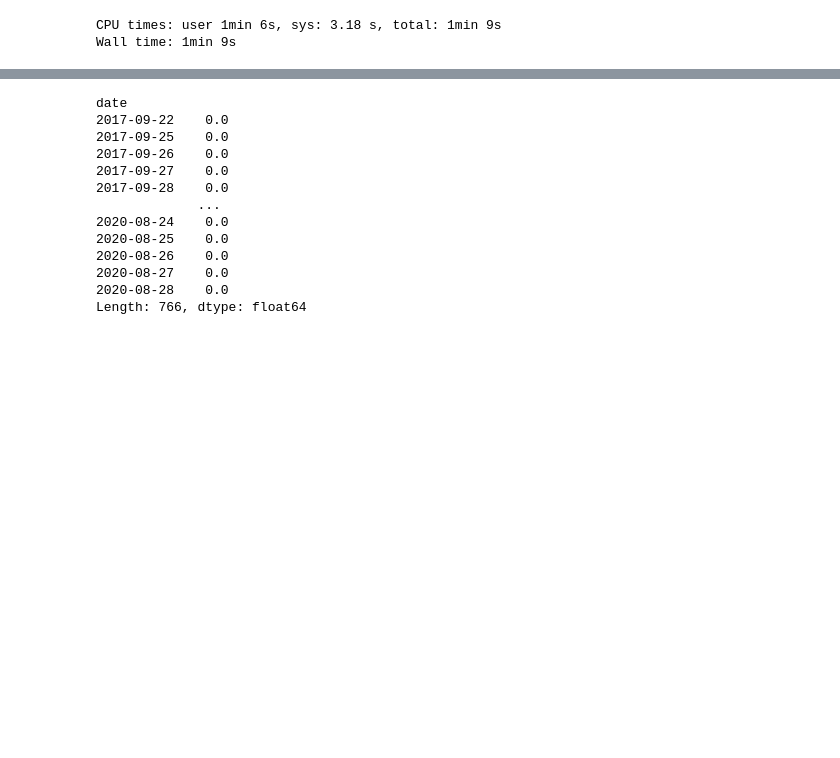
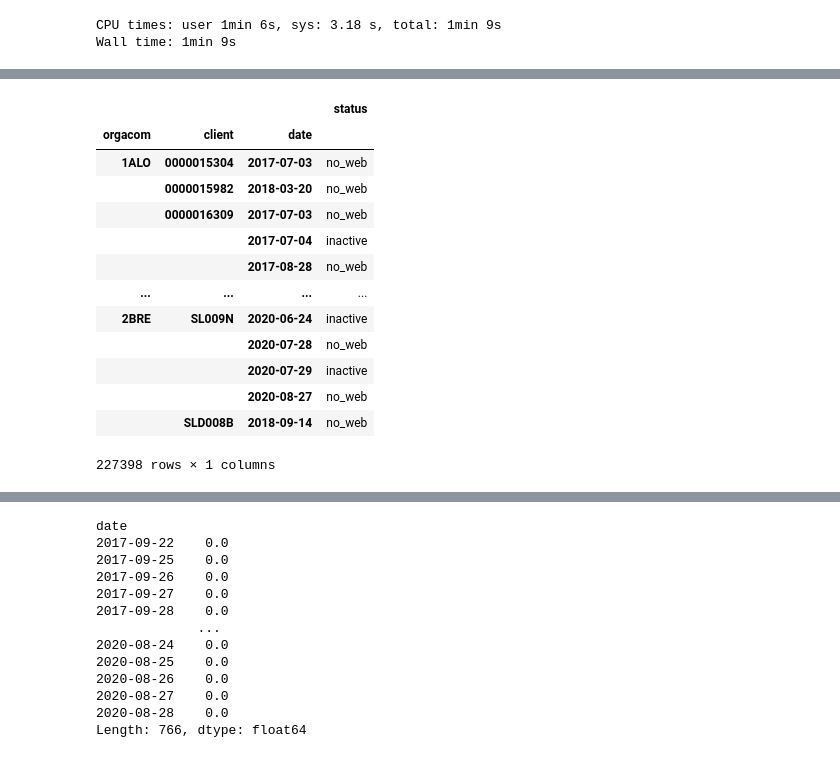
Before and after one commit to UltraDiuve/WebOrNot, a Jupyter notebook: notebooks/part2.ipynb, the cells around one changed output, grey strips where cells are left out. Drawn from its saved outputs; the diff is of its cells as text; code cells hidden in the pictures; blank space fills up the shorter version.

```diff
--- a/notebooks/part2.ipynb
+++ b/notebooks/part2.ipynb
@@ -145,0 +99,10 @@ reload(utils)
+# %%
+%%time
+reload(utils)
+
+inactive=utils.mask_successive_values(ds=day_orders[('brutrevenue', 'total')],
+                                 groupers=['orgacom', 'client'],
+                                 count=20,
+                                 value=0.,
+                                )
+inactive
@@ -145,0 +125,7 @@ reload(utils)
+# %%
+full_stat=(
+utils.compute_stat_from_percentage(
+    rolled,
+    mode='cut',
+).astype('str').where(~inactive, 'inactive')
+).rename('status')
@@ -145,0 +134,26 @@ reload(utils)
+# %%
+groupers = ['orgacom', 'client']
+same_clt = (full_stat[groupers] == full_stat[groupers].shift()).all(axis=1)
+same_stat = (full_stat['status'] == full_stat['status'].shift())
+status_updates = (
+    full_stat.loc[
+        ~same_clt |
+        (same_clt & ~same_stat)
+    ].set_index(['orgacom', 'client', 'date'])
+)
+status_updates
+# %% [output]
+|  |  |  | status |
+| orgacom | client | date |  |
+| 1ALO | 0000015304 | 2017-07-03 | no_web |
+|  | 0000015982 | 2018-03-20 | no_web |
+|  | 0000016309 | 2017-07-03 | no_web |
+|  |  | 2017-07-04 | inactive |
+|  |  | 2017-08-28 | no_web |
+| ... | ... | ... | ... |
+| 2BRE | SL009N | 2020-06-24 | inactive |
+|  |  | 2020-07-28 | no_web |
+|  |  | 2020-07-29 | inactive |
+|  |  | 2020-08-27 | no_web |
+|  | SLD008B | 2018-09-14 | no_web |
+227398 rows × 1 columns
```
Also changed, not shown: parts of 13 cells of this notebook, 1 other file.
